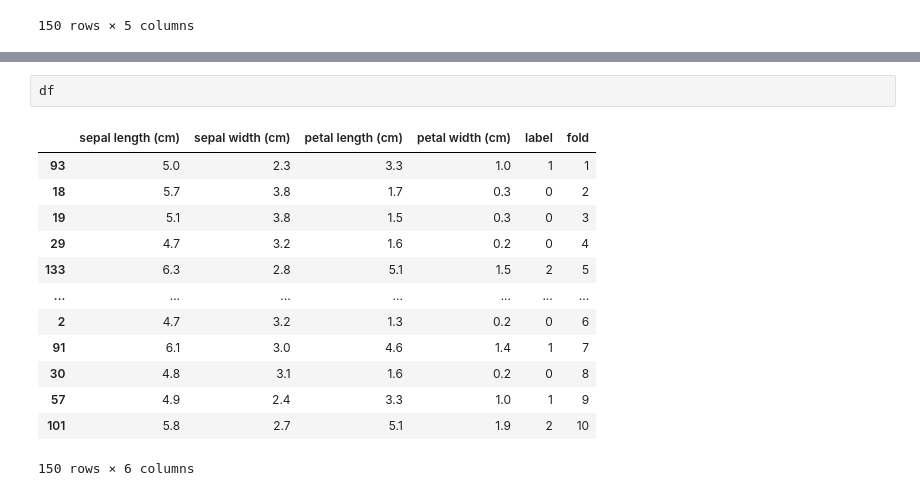
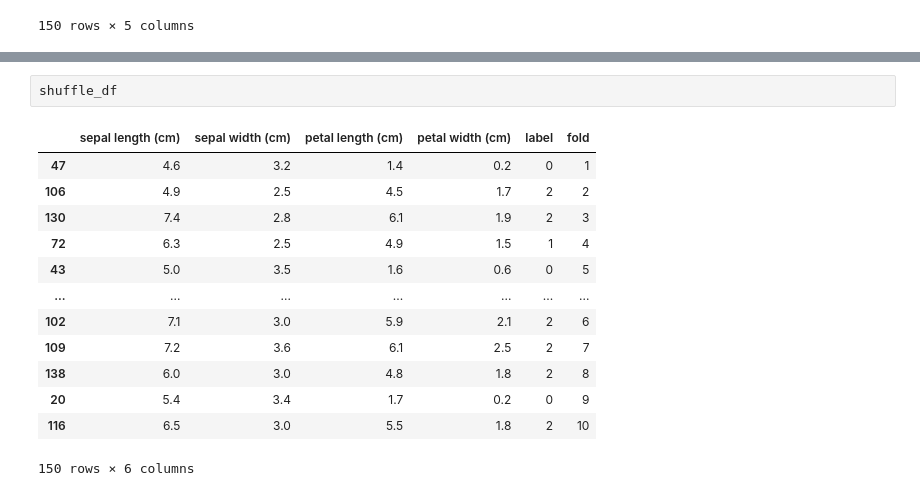
Before and after one commit to nxxk23/bsc_dpdm22, a Jupyter notebook: Performance_Evaluation.ipynb, the cells around one changed output, grey strips where cells are left out. Drawn from its saved outputs; the diff is of its cells as text.

```diff
--- a/Performance_Evaluation.ipynb
+++ b/Performance_Evaluation.ipynb
@@ -98,16 +98,16 @@ df['fold'] = 15*[1,2,3,4,5,6,7,8,9,10]
-# %%
-df
-# %% [output]
-|  | sepal length (cm) | sepal width (cm) | petal length (cm) | petal width (cm) | label | fold |
-| 93 | 5.0 | 2.3 | 3.3 | 1.0 | 1 | 1 |
-| 18 | 5.7 | 3.8 | 1.7 | 0.3 | 0 | 2 |
-| 19 | 5.1 | 3.8 | 1.5 | 0.3 | 0 | 3 |
-| 29 | 4.7 | 3.2 | 1.6 | 0.2 | 0 | 4 |
-| 133 | 6.3 | 2.8 | 5.1 | 1.5 | 2 | 5 |
-| ... | ... | ... | ... | ... | ... | ... |
-| 2 | 4.7 | 3.2 | 1.3 | 0.2 | 0 | 6 |
-| 91 | 6.1 | 3.0 | 4.6 | 1.4 | 1 | 7 |
-| 30 | 4.8 | 3.1 | 1.6 | 0.2 | 0 | 8 |
-| 57 | 4.9 | 2.4 | 3.3 | 1.0 | 1 | 9 |
-| 101 | 5.8 | 2.7 | 5.1 | 1.9 | 2 | 10 |
-150 rows × 6 columns
+# %%
+shuffle_df
+# %% [output]
+|  | sepal length (cm) | sepal width (cm) | petal length (cm) | petal width (cm) | label | fold |
+| 47 | 4.6 | 3.2 | 1.4 | 0.2 | 0 | 1 |
+| 106 | 4.9 | 2.5 | 4.5 | 1.7 | 2 | 2 |
+| 130 | 7.4 | 2.8 | 6.1 | 1.9 | 2 | 3 |
+| 72 | 6.3 | 2.5 | 4.9 | 1.5 | 1 | 4 |
+| 43 | 5.0 | 3.5 | 1.6 | 0.6 | 0 | 5 |
+| ... | ... | ... | ... | ... | ... | ... |
+| 102 | 7.1 | 3.0 | 5.9 | 2.1 | 2 | 6 |
+| 109 | 7.2 | 3.6 | 6.1 | 2.5 | 2 | 7 |
+| 138 | 6.0 | 3.0 | 4.8 | 1.8 | 2 | 8 |
+| 20 | 5.4 | 3.4 | 1.7 | 0.2 | 0 | 9 |
+| 116 | 6.5 | 3.0 | 5.5 | 1.8 | 2 | 10 |
+150 rows × 6 columns
```
Also changed, not shown: parts of 8 cells of this notebook.
